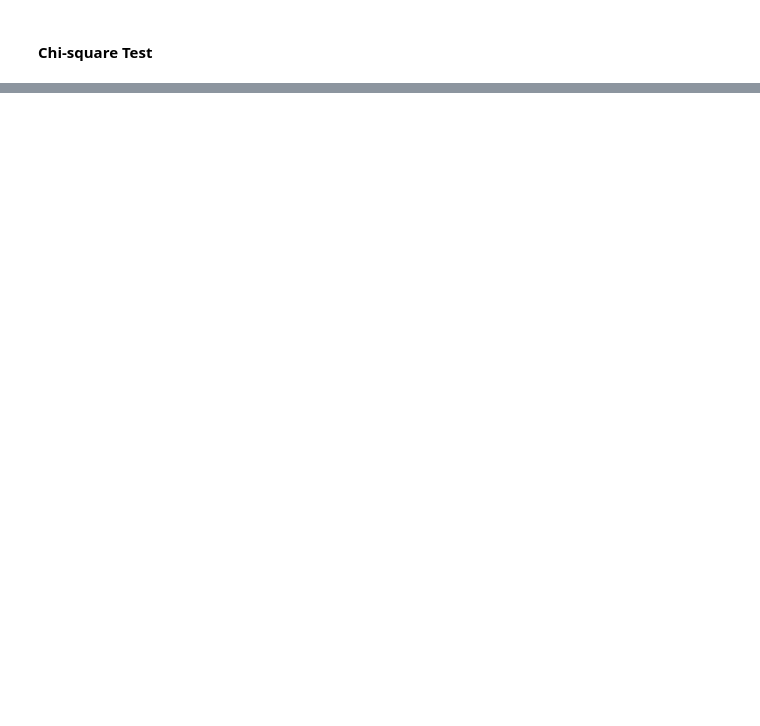
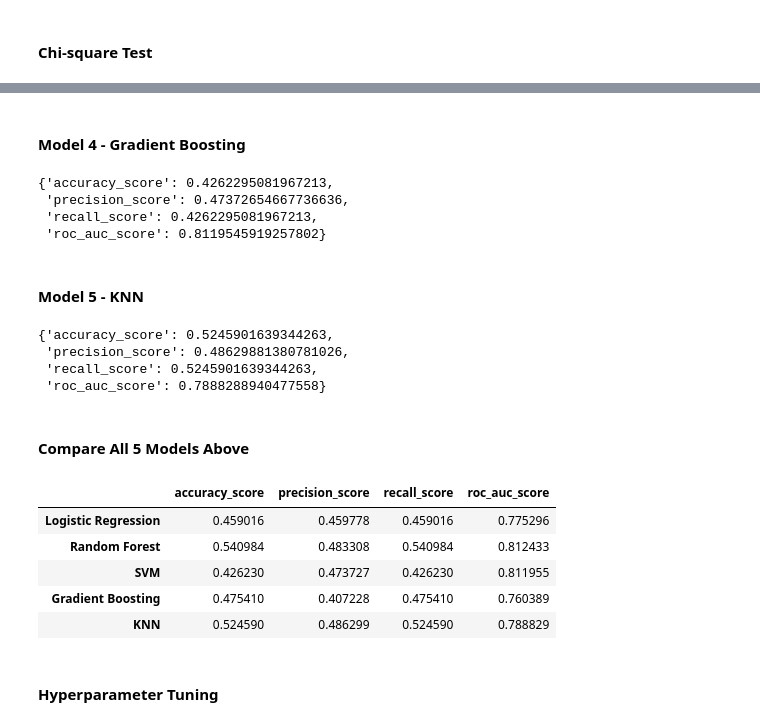
Before and after one commit to jemturk/intro-to-ml-supervised-learning-final, a Jupyter notebook: Module7_final.ipynb, the cells around one changed output, grey strips where cells are left out. Drawn from its saved outputs; the diff is of its cells as text; code cells hidden in the pictures; blank space fills up the shorter version.

Commit message:
Models and their evaluations

```diff
--- a/Module7_final.ipynb
+++ b/Module7_final.ipynb
@@ -277,0 +341,63 @@ Chest Pain vs Target p-value: 7.781947207487869e-14
+# %% [markdown]
+#### Model 4 - Gradient Boosting
+# %%
+from sklearn.ensemble import GradientBoostingClassifier
+
+gb = Pipeline([
+    ('preprocess', preprocessor),
+    ('model', GradientBoostingClassifier(random_state=42))
+])
+
+gb.fit(X_train, y_train)
+gb_scores = evaluate(svm, X_test, y_test)
+gb_scores
+# %% [output]
+{'accuracy_score': 0.4262295081967213,
+ 'precision_score': 0.47372654667736636,
+ 'recall_score': 0.4262295081967213,
+ 'roc_auc_score': 0.8119545919257802}
+# %% [markdown]
+#### Model 5 - KNN
+# %%
+from sklearn.neighbors import KNeighborsClassifier
+
+knn = Pipeline([
+    ('preprocess', preprocessor),
+    ('model', KNeighborsClassifier(n_neighbors=7))
+])
+
+knn.fit(X_train, y_train)
+
+knn_scores = evaluate(knn, X_test, y_test)
+knn_scores
+# %% [output]
+{'accuracy_score': 0.5245901639344263,
+ 'precision_score': 0.48629881380781026,
+ 'recall_score': 0.5245901639344263,
+ 'roc_auc_score': 0.7888288940477558}
+# %% [markdown]
+#### Compare All 5 Models Above
+# %%
+models = {
+    'Logistic Regression': lr,
+    'Random Forest': rf,
+    'SVM': svm,
+    'Gradient Boosting': gb,
+    'KNN': knn
+}
+
+results = pd.DataFrame({
+    name: evaluate(model, X_test, y_test)
+    for name, model in models.items()
+}).T
+
+results
+# %% [output]
+|  | accuracy_score | precision_score | recall_score | roc_auc_score |
+| Logistic Regression | 0.459016 | 0.459778 | 0.459016 | 0.775296 |
+| Random Forest | 0.540984 | 0.483308 | 0.540984 | 0.812433 |
+| SVM | 0.426230 | 0.473727 | 0.426230 | 0.811955 |
+| Gradient Boosting | 0.475410 | 0.407228 | 0.475410 | 0.760389 |
+| KNN | 0.524590 | 0.486299 | 0.524590 | 0.788829 |
+# %% [markdown]
+#### Hyperparameter Tuning
```
Also changed, not shown: parts of 27 cells of this notebook, 1 other file.
